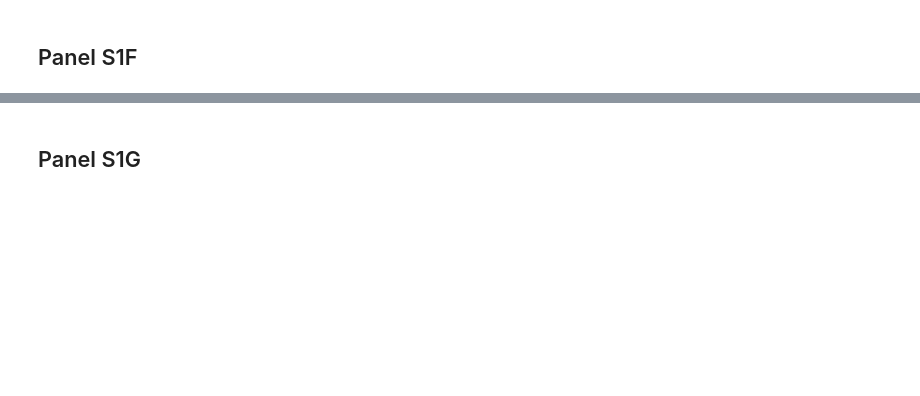
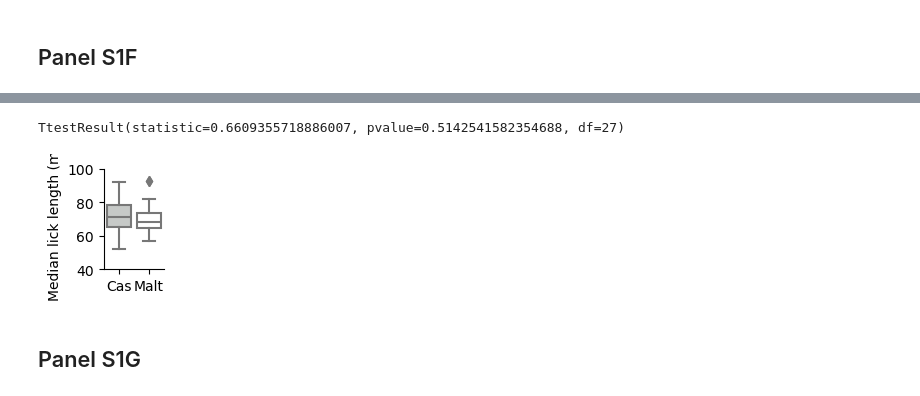
Before and after one commit to mccutcheonlab/immediate-protein-pref, a Jupyter notebook: scripts/figS1.ipynb, the cells around one changed output, grey strips where cells are left out. Cells and saved outputs as stored; diff of their text form; code cells hidden in the pictures; blank space fills up the shorter version.

```diff
--- a/scripts/figS1.ipynb
+++ b/scripts/figS1.ipynb
@@ -330,23 +374,26 @@ if save_figs:
 # %%
 cas_med = np.array([np.median(c) for c in cas_licklength]) * 1000
 malt_med = np.array([np.median(m) for m in malt_licklength]) * 1000
 
-f, ax = plt.subplots(figsize=(2, 2),
-                     gridspec_kw={"left": 0.35, "bottom": 0.1, "top": 0.95, "right": 0.95})
+f, ax = plt.subplots(figsize=(1, 1.5),
+                     gridspec_kw={"left": 0.35, "bottom": 0.25, "top": 0.92, "right": 0.95})
 
 sns.boxplot(data=[cas_med, malt_med], ax=ax, palette=colors)
 
 ax.set_yticks([40, 60, 80, 100])
 ax.set_ylabel("Median lick length (ms)")
 ax.set_xticks([0, 1], labels=["Cas", "Malt"])
 
 for spine in ["top", "right"]:
     ax.spines[spine].set_visible(False)
 
 if save_figs:
     f.savefig(FIGSFOLDER / "S1E_lick_length.pdf", dpi=300)
 
 ttest_rel(cas_med, malt_med)
+# %% [output]
+TtestResult(statistic=0.6609355718886007, pvalue=0.5142541582354688, df=27)
+[figure, added]
 # %% [markdown]
 ## Panel S1G
 # %%
```
Also changed, not shown: parts of 14 cells of this notebook, 2 other files.
